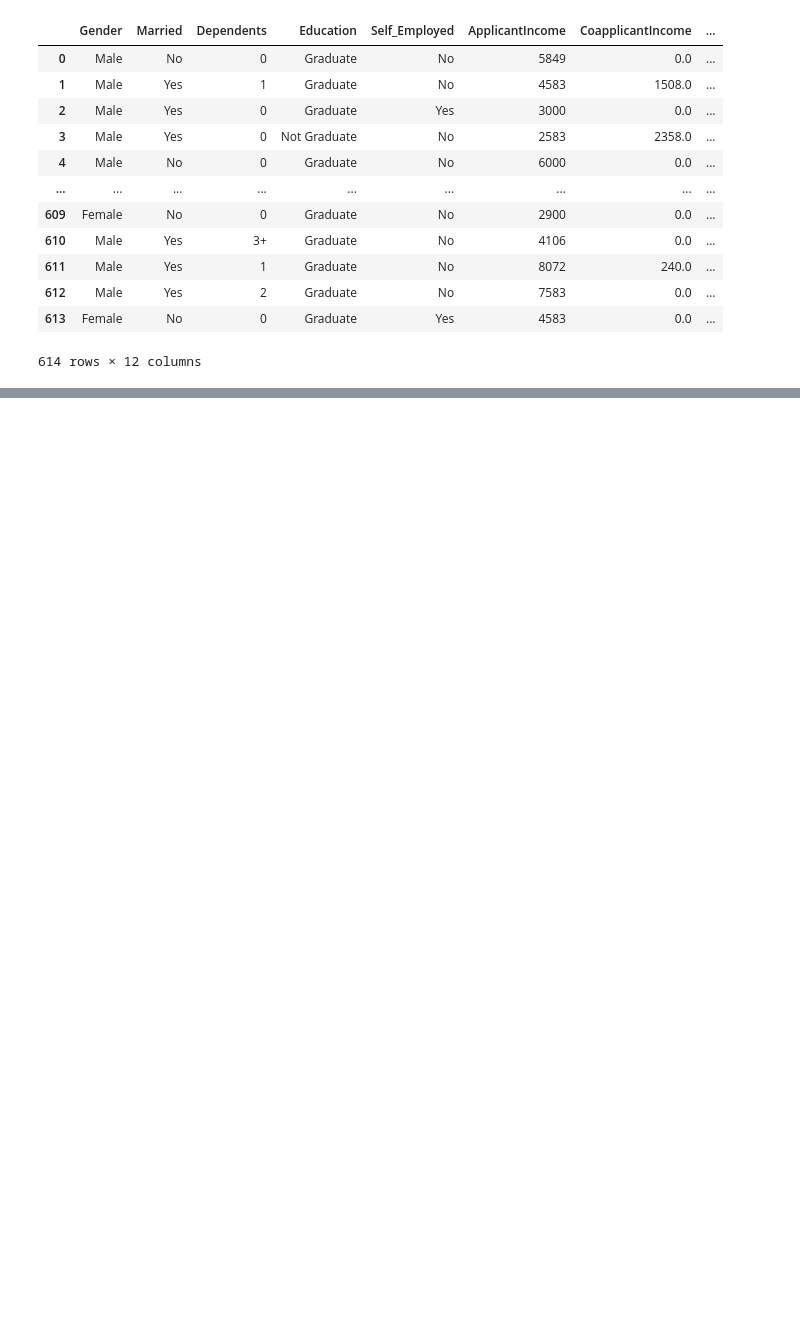
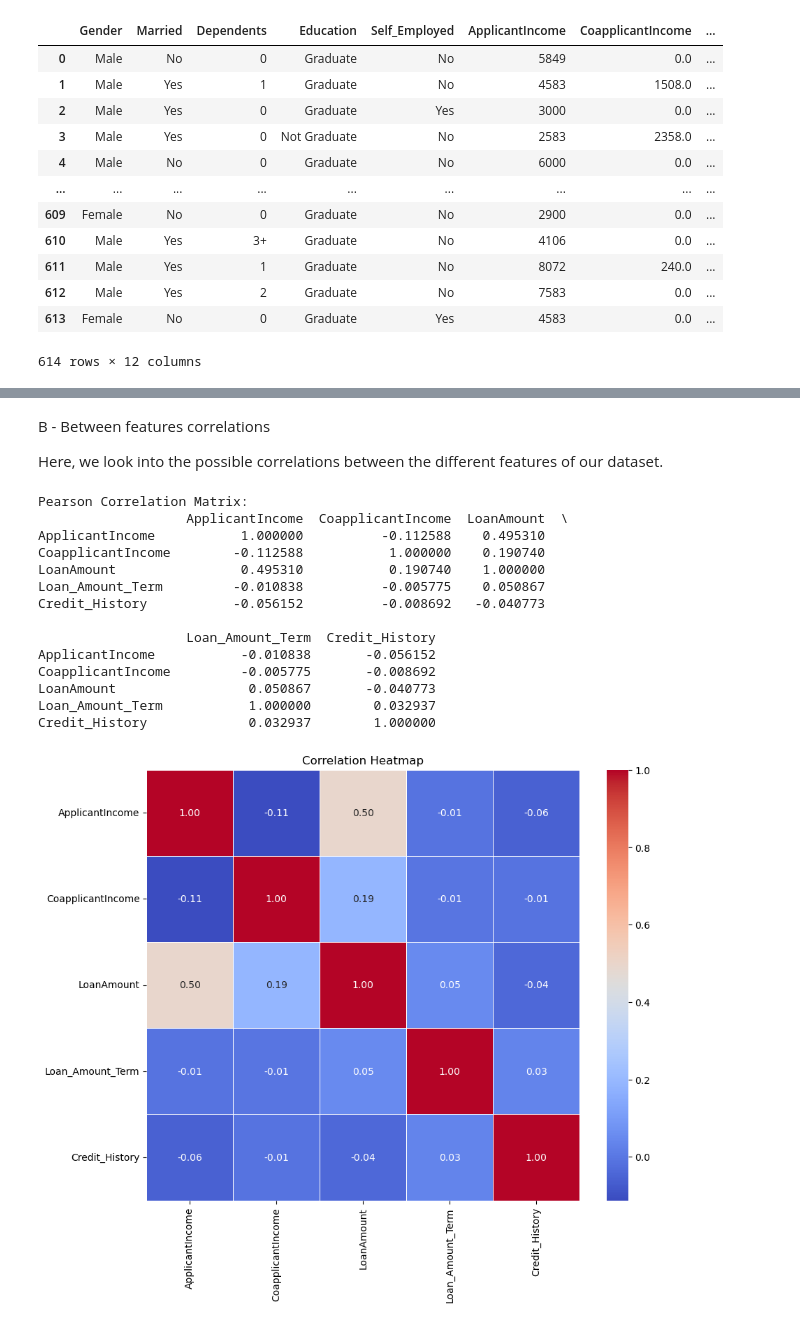
Before and after one commit to Lobbeb/Homefind_Project, a Jupyter notebook: HomeFinder-AI/Loan_analysis.ipynb, the cells around one changed output, grey strips where cells are left out. Drawn from its saved outputs; the diff is of its cells as text; code cells hidden in the pictures; blank space fills up the shorter version.

```diff
--- a/HomeFinder-AI/Loan_analysis.ipynb
+++ b/HomeFinder-AI/Loan_analysis.ipynb
@@ -94,0 +209,32 @@ for i in non_num_cols:
+# %% [markdown]
+B - Between features correlations
+
+Here, we look into the possible correlations between the different features of our dataset.
+# %%
+correlation_matrix = loan.corr()
+
+# Display the correlation matrix
+print("Pearson Correlation Matrix:")
+print(correlation_matrix)
+
+# Generate a heatmap for the correlation matrix
+plt.figure(figsize=(10, 8))
+sns.heatmap(correlation_matrix, annot=True, cmap='coolwarm', fmt='.2f', linewidths=0.5)
+plt.title('Correlation Heatmap')
+plt.show()
+# %% [output]
+Pearson Correlation Matrix:
+                   ApplicantIncome  CoapplicantIncome  LoanAmount  \
+ApplicantIncome           1.000000          -0.112588    0.495310
+CoapplicantIncome        -0.112588           1.000000    0.190740
+LoanAmount                0.495310           0.190740    1.000000
+Loan_Amount_Term         -0.010838          -0.005775    0.050867
+Credit_History           -0.056152          -0.008692   -0.040773
+
+                   Loan_Amount_Term  Credit_History
+ApplicantIncome           -0.010838       -0.056152
+CoapplicantIncome         -0.005775       -0.008692
+LoanAmount                 0.050867       -0.040773
+Loan_Amount_Term           1.000000        0.032937
+Credit_History             0.032937        1.000000
+[figure, added]
```
Also changed, not shown: parts of 26 cells of this notebook.
